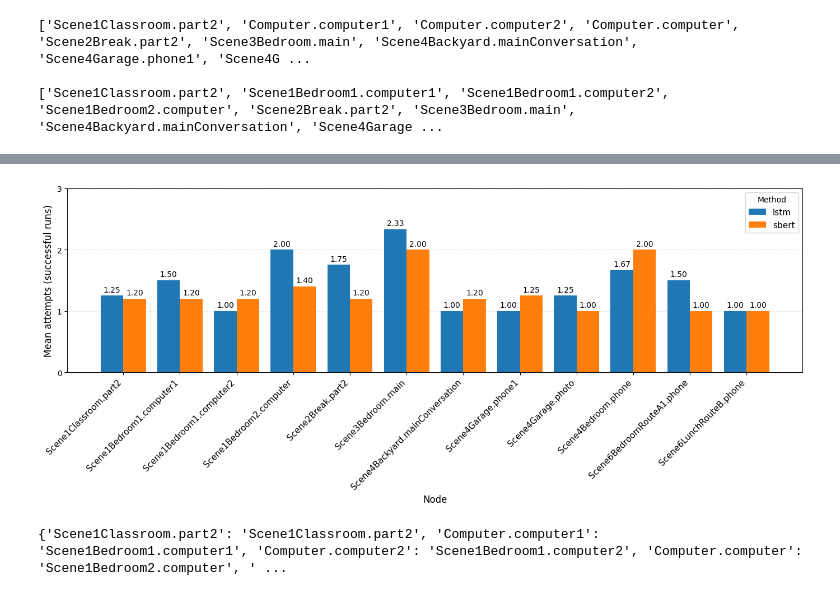
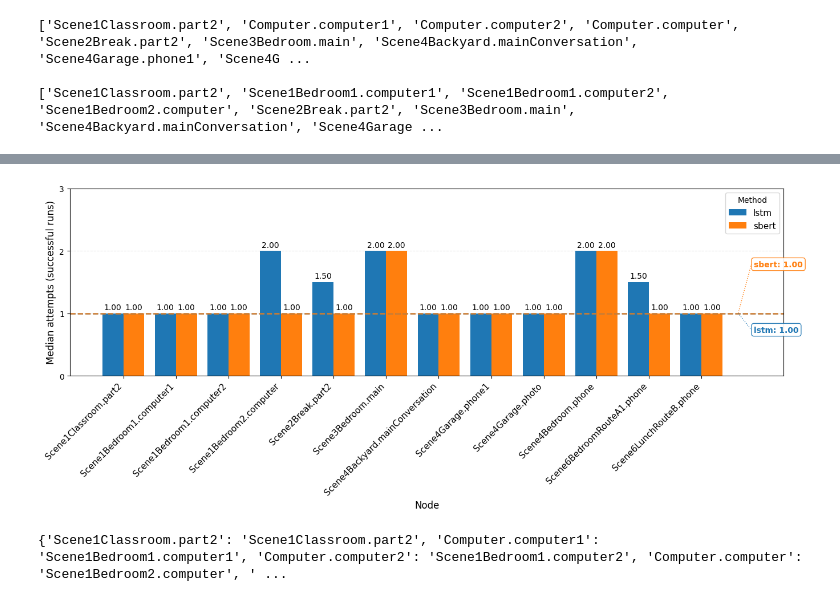
Before and after one commit to MattCastUCM/JustShare, a Jupyter notebook: server/analysis/analysis.ipynb, the cells around one changed output, grey strips where cells are left out. Drawn from its saved outputs; the diff is of its cells as text; code cells hidden in the pictures.

```diff
--- a/server/analysis/analysis.ipynb
+++ b/server/analysis/analysis.ipynb
@@ -625,11 +624,8 @@ means = []
 sems = []
 counts = []
 
-for label in labels:
-	user_avgs = items.get(label)
-
-	if user_avgs is None or len(user_avgs) == 0:
-		continue
+for node, label in zip(nodes, labels):
+	user_avgs = items.get(node)
 
 	n_users = len(user_avgs)
 
@@ -753,19 +790,18 @@ df = pd.DataFrame(results)
 df["node"] = df["node"].apply(lambda node: ".".join(node.split("/")[-1].split(".")[:2]))
 
 summary = (
+    # Agrupa los datos por nodo y método
 	df.groupby(["node", "method"], as_index=False)
 	.agg(
 		success_rate=(
 			"attempts",
+            # x <= MAX_ATTEMPT -> produce un array de booleanos
+            # Posteriormente, se calcula la media y se sacar el porcentaje
 			lambda x: (x <= MAX_ATTEMPTS).mean() * 100
 		),
-		mean_attempts_success=(
+		median_attempts_success=(
 			"attempts",
-			lambda x: x[x <= MAX_ATTEMPTS].mean()
-		),
-		mean_attempts=(
-			"attempts",
-			"mean"
+			lambda x: x[x <= MAX_ATTEMPTS].median()
 		)
 	)
 )
@@ -914,7 +1044,7 @@ for i, method in enumerate(methods):
 	for node in nodes:
 		row = data[data["node"] == node]
 		values.append(
-			row["mean_attempts_success"].iloc[0]
+			row["median_attempts_success"].iloc[0]
 			if not row.empty else np.nan
 		)
 
@@ -931,35 +1061,101 @@ for i, method in enumerate(methods):
 
 		if not np.isnan(height):
 			ax.text(
 				bar.get_x() + bar.get_width() / 2,
 				height + 0.03,
 				f"{height:.2f}",
 				ha="center",
 				va="bottom",
 				fontsize=10
 			)
 
+global_medians = (
+    df[df["attempts"] <= MAX_ATTEMPTS]
+    .groupby("method")["attempts"]
+    .median()
+)
+
+sorted_methods = sorted(
+	methods,
+	key=lambda m: global_medians.loc[m]
+)
+
+# Posiciones verticales para las etiquetas
+# Las repartimos uniformemente en el eje Y
+label_positions = np.linspace(
+	0.35,
+	0.85,
+	len(sorted_methods)
+)
+
+for method, label_position in zip(sorted_methods, label_positions):
+	median_value = global_medians.loc[method]
+	color = method_colors[method]
+
+	# Línea global del método
+	ax.axhline(
+		y=median_value,
+		linestyle="--",
+		linewidth=1.8,
+		color=color,
+		alpha=0.8,
+		zorder=1
+	)
+
+	label_y = ax.get_ylim()[0] + label_position * (ax.get_ylim()[1] - ax.get_ylim()[0])
+
+	ax.plot(
+		[len(nodes) - 0.1, len(nodes) + 0.15],
+		[median_value, label_y],
+		linestyle=":",
+		linewidth=1,
+		color=color,
+		clip_on=False
+	)
+
+	ax.text(
+		len(nodes) + 0.20,
+		label_y,
+		f"{method}: {median_value:.2f}",
+		color=color,
+		fontsize=10,
+		fontweight="bold",
+		va="center",
+		ha="left",
+		clip_on=False,
+		bbox=dict(
+			facecolor="white",
+			edgecolor=color,
+			boxstyle="round,pad=0.3",
+			alpha=0.9
+		)
+	)
+
+plt.subplots_adjust(
+	right=0.78
+)
+
 # El eje ya refleja el máximo permitido (3 intentos)
 ax.set_ylim(0, MAX_ATTEMPTS)
 ax.set_yticks(np.arange(0, MAX_ATTEMPTS + 1, 1))
 
 # Rejilla horizontal para facilitar la comparación
 ax.grid(axis="y", linestyle="--", alpha=0.3)
 ax.set_axisbelow(True)
 
 ax.set_xticks(x + width * (len(methods) - 1) / 2)
 ax.set_xticklabels(labels, rotation=45, ha="right")
 
-ax.set_ylabel("Mean attempts (successful runs)", fontsize=12)
+ax.set_ylabel("Median attempts (successful runs)", fontsize=12)
 ax.set_xlabel("Node", fontsize=12)
 
 ax.legend(title="Method", fontsize=11)
 ax.tick_params(axis="x", labelsize=11)
 
 plt.tight_layout()
 plt.show()
 # %% [output]
-[figure, old version]
+[figure, new version]
 # %%
 node_labels = dict(zip(nodes, labels))
 
```
Also changed, not shown: parts of 19 cells of this notebook, 10 other files.
